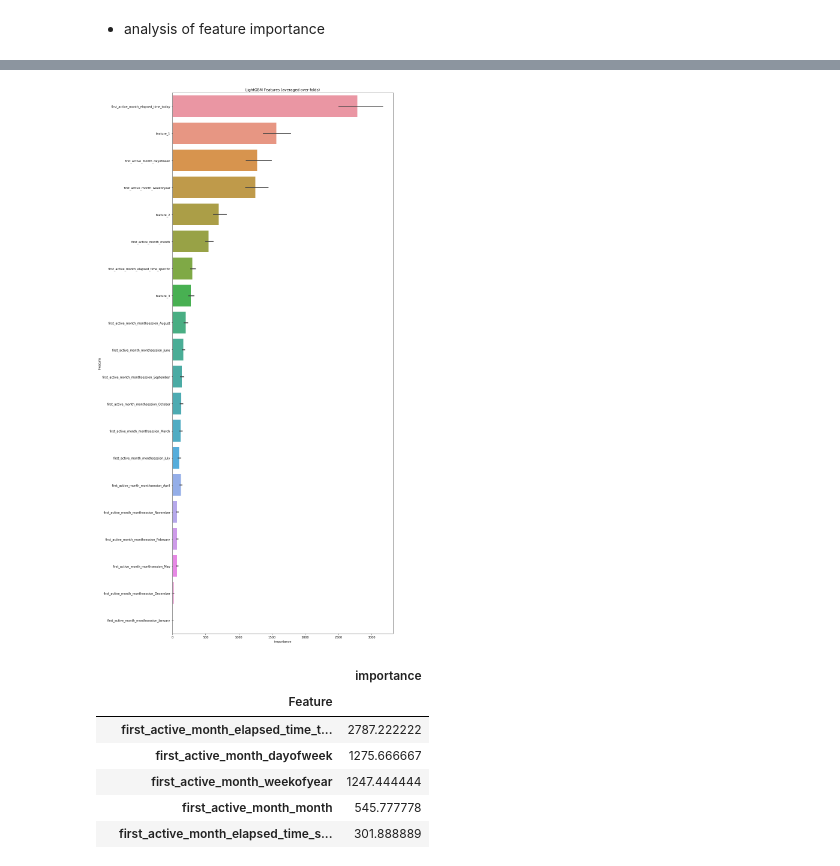
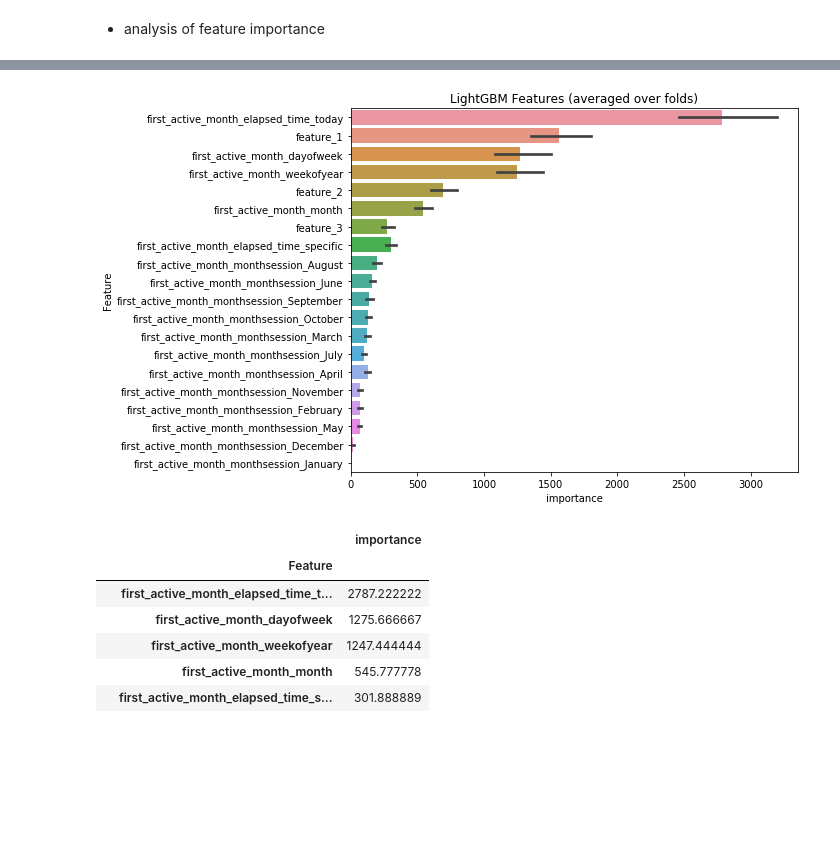
Before and after one commit to PaperStrange/Udacity_DataScientist, a Jupyter notebook: project1/data_process_and_training_model.ipynb, the cells around one changed output, grey strips where cells are left out. Cells and saved outputs as stored; diff of their text form; code cells hidden in the pictures; blank space fills up the shorter version.

Commit message:
FIX: adjust some visualization setting

```diff
--- a/project1/data_process_and_training_model.ipynb
+++ b/project1/data_process_and_training_model.ipynb
@@ -572,8 +572,9 @@ cols = (feature_importance_df[["Feature", "importance"]]
 best_features = feature_importance_df.loc[feature_importance_df.Feature.isin(cols)]
 importances = best_features.sort_values(by="importance", ascending=False)
 
-plt.figure(figsize=(14,26))
+plt.figure(figsize=(10,6))
 sns.barplot(x="importance", y="Feature", data=importances)
 plt.title('LightGBM Features (averaged over folds)')
 plt.tight_layout()
+plt.savefig("importance_20190210.png", dpi=600, quality=100)
 # %% [output]
@@ -581,4 +581,4 @@ plt.tight_layout()
-[figure, old version]
+[figure, new version]
 # %%
 importance_grouped = importances.groupby('Feature').agg({"importance": "mean"}).sort_values("importance", ascending=False)
 importance_grouped[["first_active_month_" in each_feat for each_feat in importance_grouped.index]].sort_values("importance", ascending=False)
```
Also changed, not shown: parts of 3 cells of this notebook, 1 other file.
